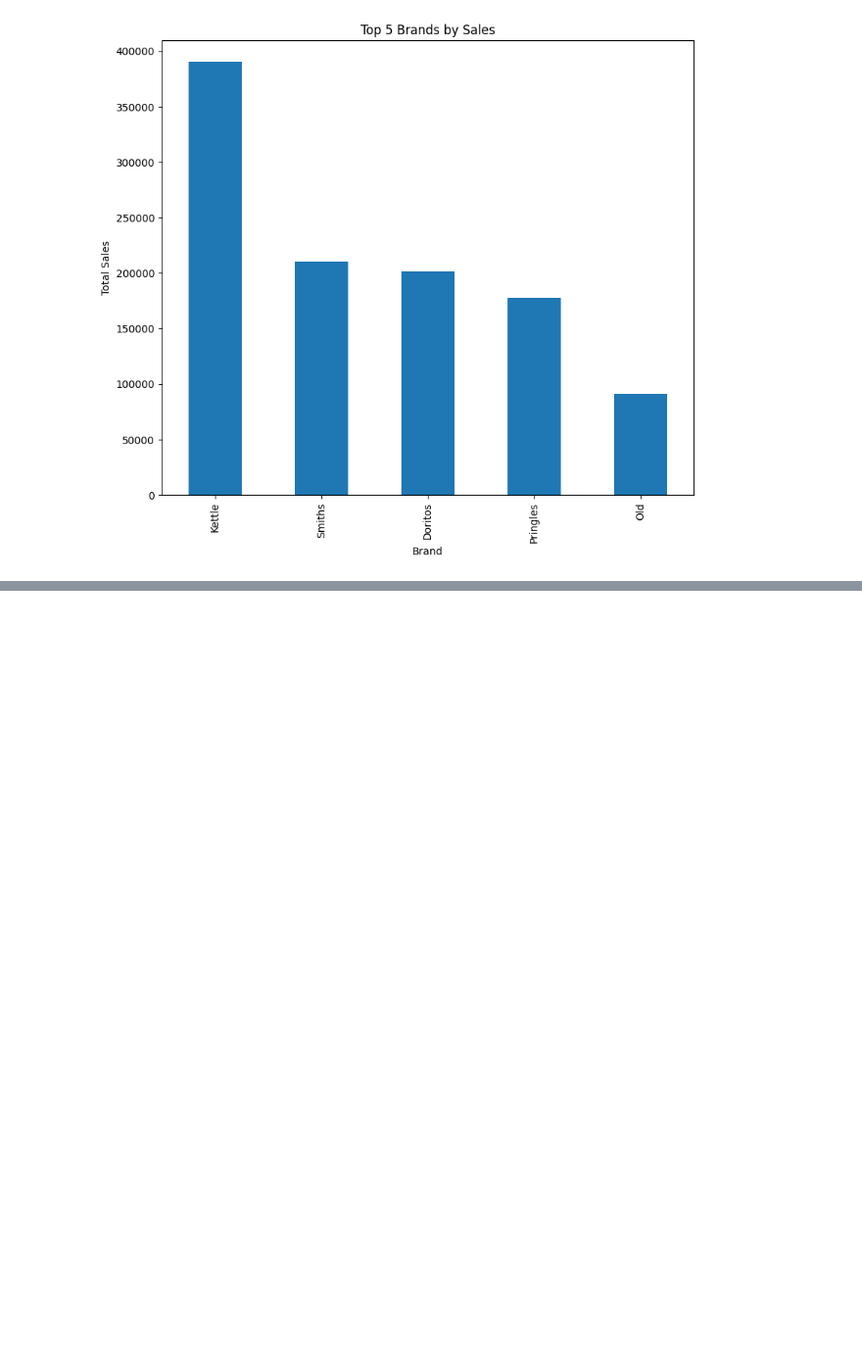
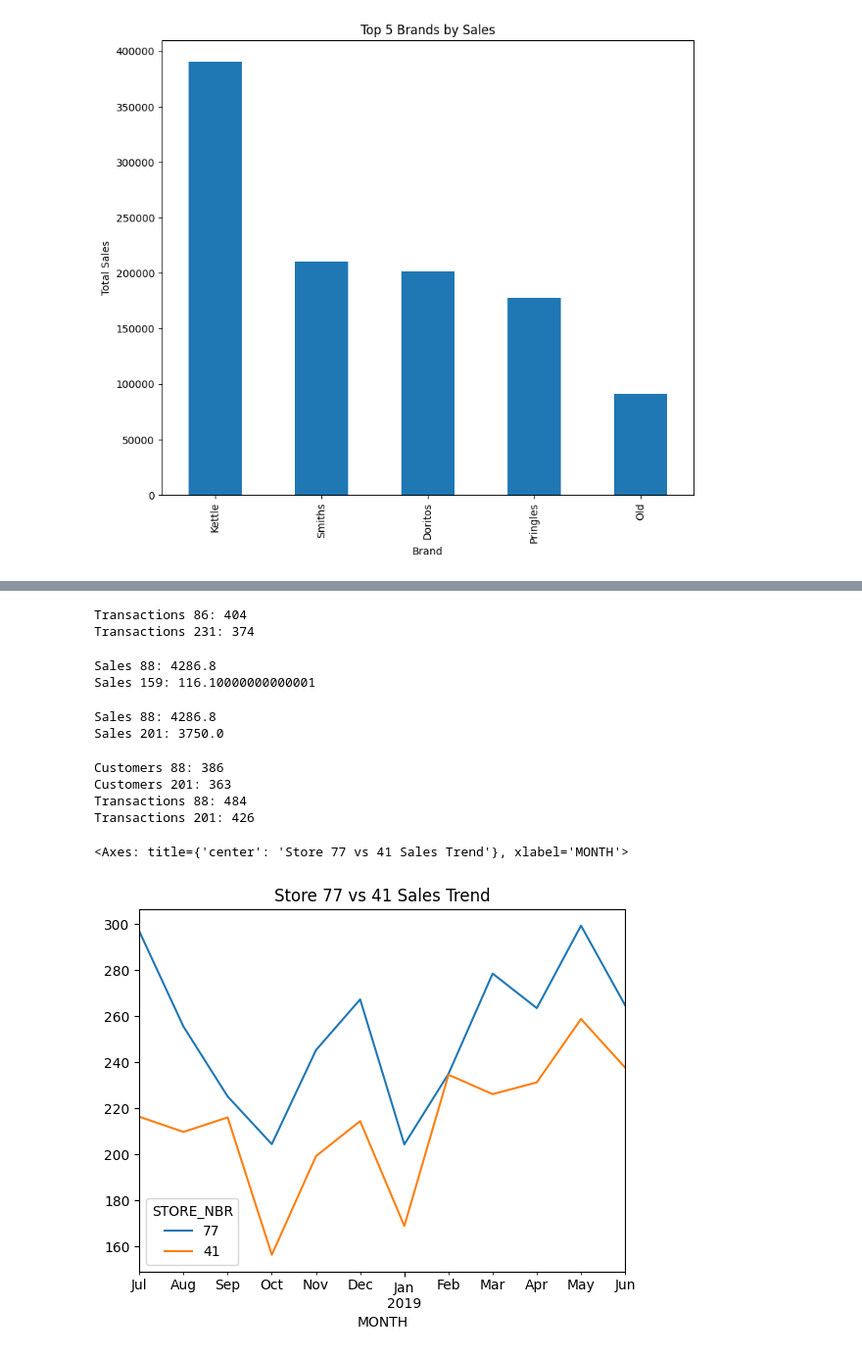
Before and after one commit to Samiksha-Datascape/quantium-customer-analysis, a Jupyter notebook: quantium.ipynb, the cells around one changed output, grey strips where cells are left out. Shown at 98% size. Cells and saved outputs as stored; diff of their text form; code cells hidden in the pictures; blank space fills up the shorter version.

```diff
--- a/quantium.ipynb
+++ b/quantium.ipynb
@@ -303,3 +303,14 @@ plt.savefig("top_brands.png",  bbox_inches='tight')
 plt.show()
 # %% [output]
 [figure]
+# %%
+# task2
+data['MONTH'] = data['DATE'].dt.to_period('M')
+# %%
+monthly_data = data.groupby(['STORE_NBR', 'MONTH']).agg({
+    'TOT_SALES':'sum',
+    "LYLTY_CARD_NBR":'nunique',
+    "TXN_ID":'nunique'
+}).reset_index()
+# %%
+monthly_data['txn_per_customer'] = monthly_data['TXN_ID'] / monthly_data['LYLTY_CARD_NBR']
@@ -305,0 +420,6 @@ plt.show()
+# %%
+print("Transactions 86:", trial_86['TXN_ID'].sum())
+print("Transactions 231:", control_231['TXN_ID'].sum())
+# %% [output]
+Transactions 86: 404
+Transactions 231: 374
@@ -305,0 +429,36 @@ plt.show()
+# %%
+print("Sales 88:", trial_88['TOT_SALES'].sum())
+print("Sales 159:", control_159['TOT_SALES'].sum())
+# %% [output]
+Sales 88: 4286.8
+Sales 159: 116.10000000000001
+# %%
+control_201 = trial_data[trial_data['STORE_NBR'] == 201]
+
+print("Sales 88:", trial_88['TOT_SALES'].sum())
+print("Sales 201:", control_201['TOT_SALES'].sum())
+# %% [output]
+Sales 88: 4286.8
+Sales 201: 3750.0
+# %%
+print("Customers 88:", trial_88['LYLTY_CARD_NBR'].sum())
+print("Customers 201:", control_201['LYLTY_CARD_NBR'].sum())
+
+print("Transactions 88:", trial_88['TXN_ID'].sum())
+print("Transactions 201:", control_201['TXN_ID'].sum())
+# %% [output]
+Customers 88: 386
+Customers 201: 363
+Transactions 88: 484
+Transactions 201: 426
+# %%
+pivot_sales = monthly_data.pivot_table(
+    index = 'MONTH',
+    columns = 'STORE_NBR',
+    values = 'TOT_SALES'
+)
+
+pivot_sales[[77,41]].plot(title = 'Store 77 vs 41 Sales Trend')
+# %% [output]
+<Axes: title={'center': 'Store 77 vs 41 Sales Trend'}, xlabel='MONTH'>
+[figure, added]
```
Also changed, not shown: parts of 16 cells of this notebook.
